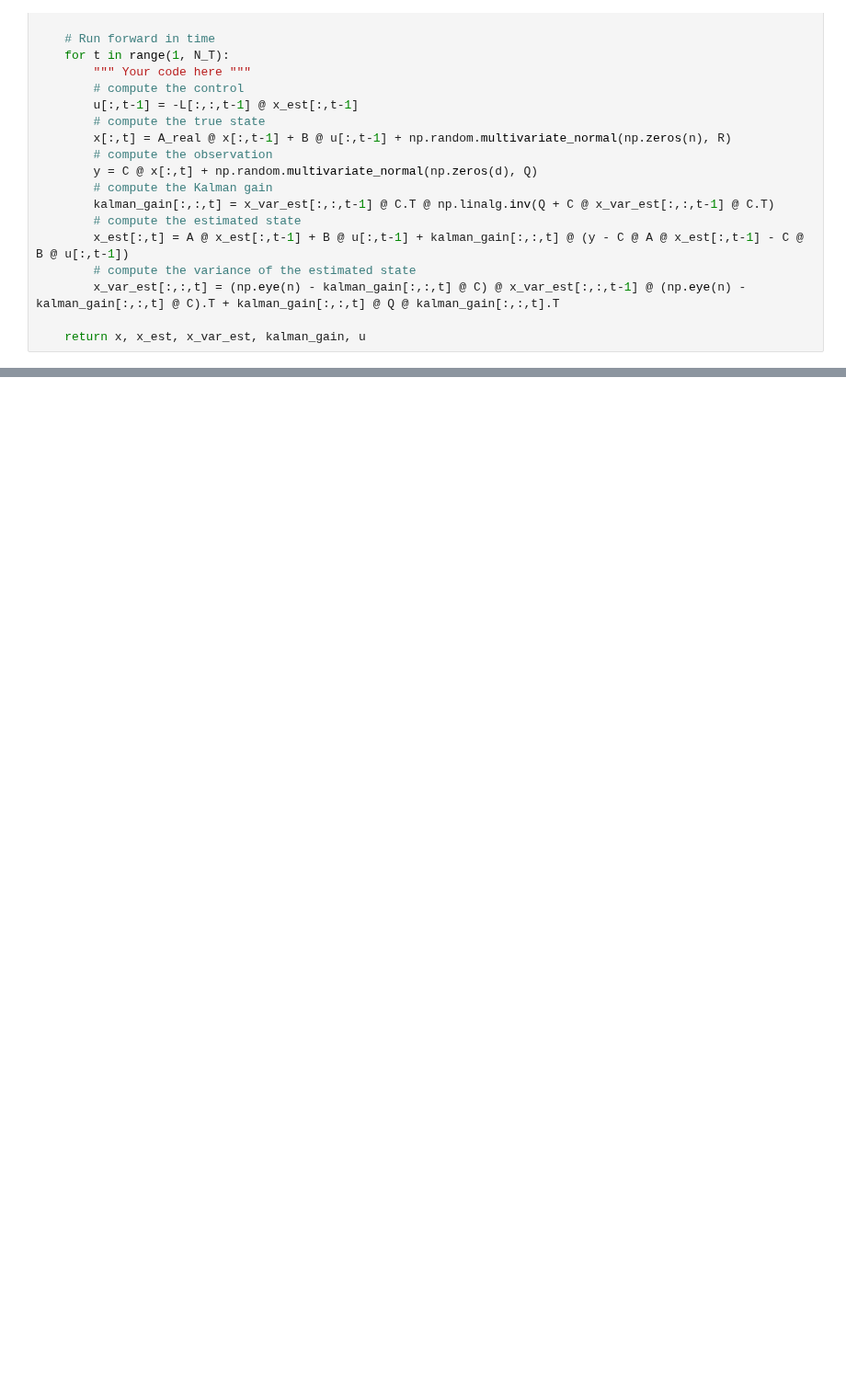
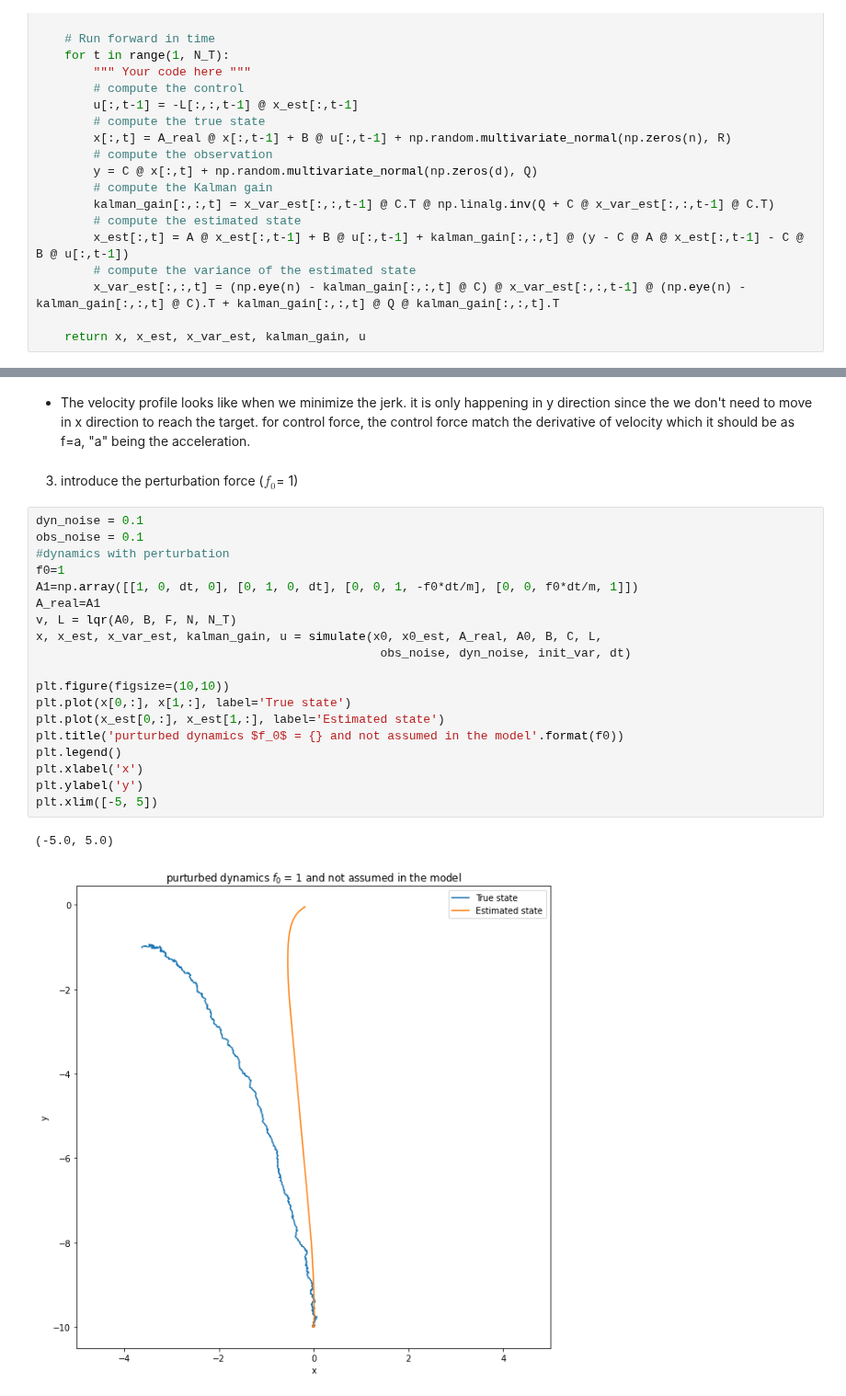
Before and after one commit to Erfan7bt/MHBF, a Jupyter notebook: AT-motor control II/lqr_skeleton.ipynb, the cells around one changed output, grey strips where cells are left out. Shown at 92% size. Drawn from its saved outputs; the diff is of its cells as text; blank space fills up the shorter version.

```diff
--- a/AT-motor control II/lqr_skeleton.ipynb
+++ b/AT-motor control II/lqr_skeleton.ipynb
@@ -142,0 +202,27 @@ Text(0, 0.5, 'velocity')
+# %% [markdown]
+* The velocity profile looks like  when we minimize the jerk. it is only happening in y direction since the we don't need to move in x direction to reach the target.
+for control force, the control force match the derivative of velocity which it should be as f=a, "a" being the acceleration.
+# %% [markdown]
+3. introduce the perturbation force ($f_0$= 1)
+# %%
+dyn_noise = 0.1
+obs_noise = 0.1
+#dynamics with perturbation
+f0=1
+A1=np.array([[1, 0, dt, 0], [0, 1, 0, dt], [0, 0, 1, -f0*dt/m], [0, 0, f0*dt/m, 1]])
+A_real=A1
+v, L = lqr(A0, B, F, N, N_T)
+x, x_est, x_var_est, kalman_gain, u = simulate(x0, x0_est, A_real, A0, B, C, L,
+                                                obs_noise, dyn_noise, init_var, dt)
+
+plt.figure(figsize=(10,10))
+plt.plot(x[0,:], x[1,:], label='True state')
+plt.plot(x_est[0,:], x_est[1,:], label='Estimated state')
+plt.title('purturbed dynamics $f_0$ = {} and not assumed in the model'.format(f0))
+plt.legend()
+plt.xlabel('x')
+plt.ylabel('y')
+plt.xlim([-5, 5])
+# %% [output]
+(-5.0, 5.0)
+[figure, added]
```
Also changed, not shown: parts of 13 cells of this notebook.
